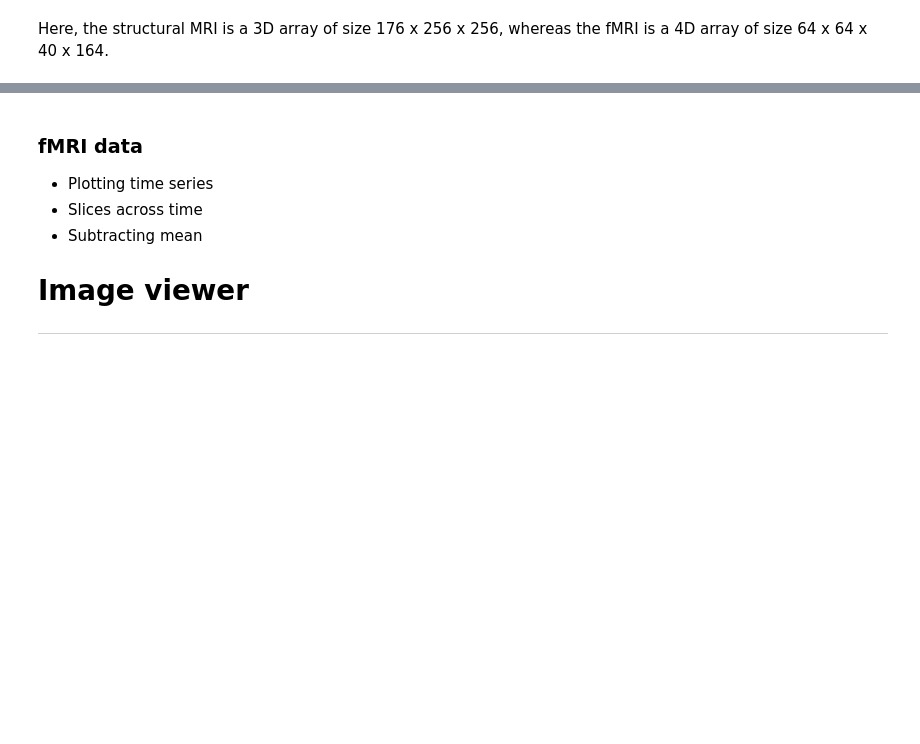
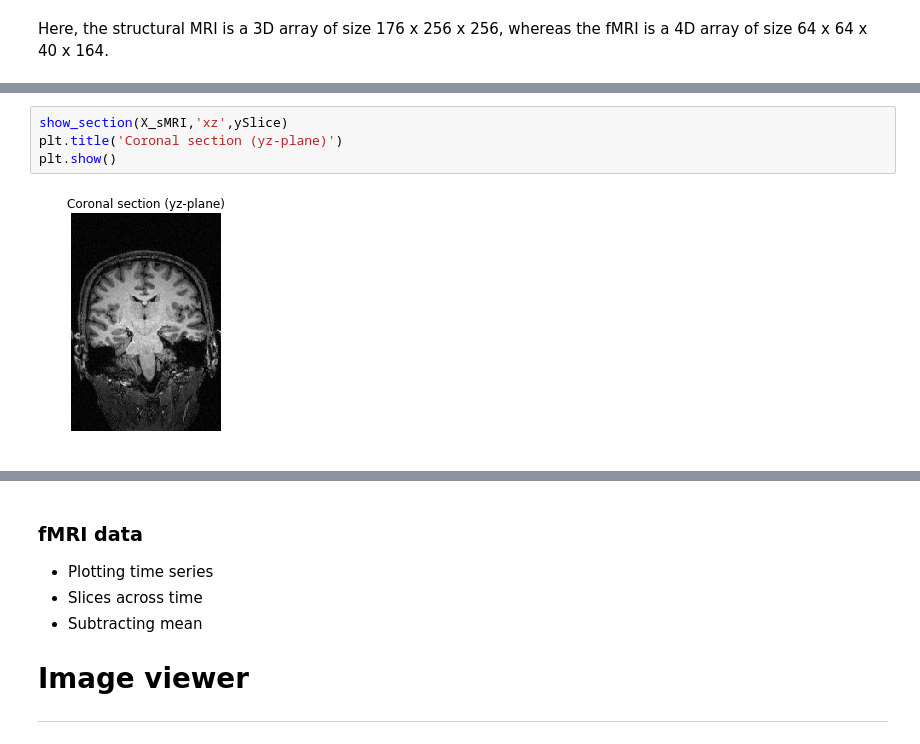
Before and after one commit to sathayas/JupyterfMRIFall2018, a Jupyter notebook: NumPy.ipynb, the cells around one changed output, grey strips where cells are left out. Saved outputs shown, nothing was run; the diff lists cells and outputs as text; blank space fills up the shorter version.

```diff
--- a/NumPy.ipynb
+++ b/NumPy.ipynb
@@ -523,0 +576,6 @@ Here, the structural MRI is a 3D array of size 176 x 256 x 256, whereas the fMRI
+# %%
+show_section(X_sMRI,'xz',ySlice)
+plt.title('Coronal section (yz-plane)')
+plt.show()
+# %% [output]
+[figure, added]
```
Also changed, not shown: parts of 13 cells of this notebook.
